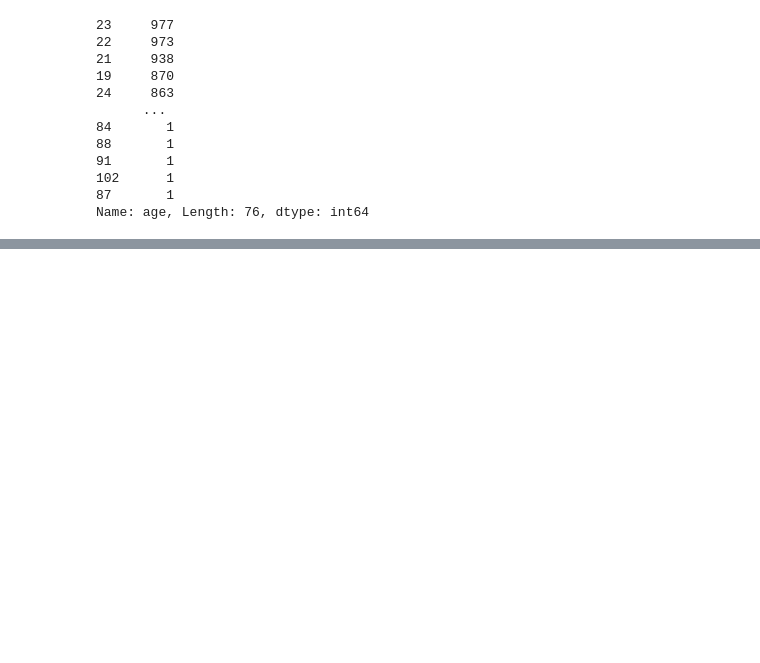
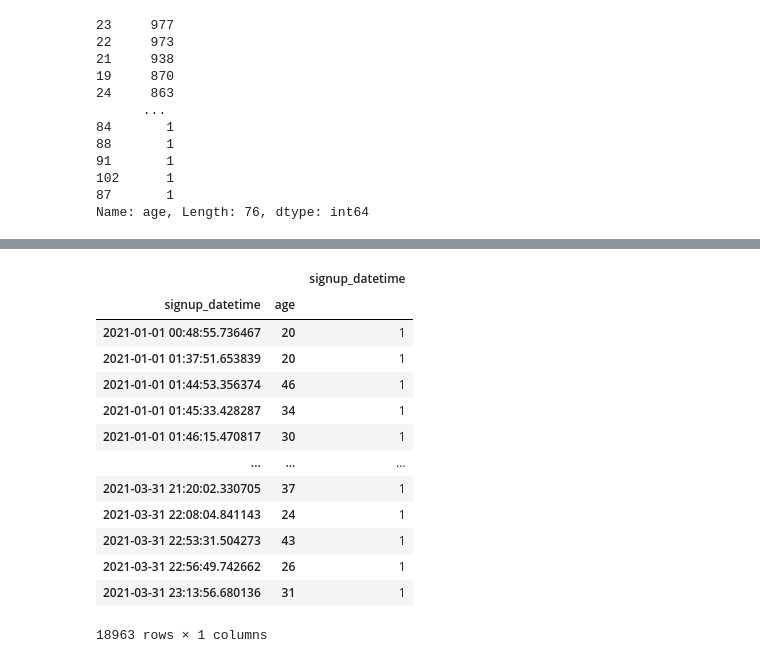
Before and after one commit to MRI-2021/Computer-science-fundamentals, a Jupyter notebook: Analysis member_demographics.ipynb, the cells around one changed output, grey strips where cells are left out. Cells and saved outputs as stored; diff of their text form; code cells hidden in the pictures; blank space fills up the shorter version.

```diff
--- a/Analysis member_demographics.ipynb
+++ b/Analysis member_demographics.ipynb
@@ -157,0 +173,21 @@ Name: age, Length: 76, dtype: int64
+# %%
+df_gb = df.groupby(['signup_datetime', 'age'])
+df_gb
+
+df_agg = df_gb.agg({'signup_datetime': 'size'})
+df_agg
+# %% [output]
+|  |  | signup_datetime |
+| signup_datetime | age |  |
+| 2021-01-01 00:48:55.736467 | 20 | 1 |
+| 2021-01-01 01:37:51.653839 | 20 | 1 |
+| 2021-01-01 01:44:53.356374 | 46 | 1 |
+| 2021-01-01 01:45:33.428287 | 34 | 1 |
+| 2021-01-01 01:46:15.470817 | 30 | 1 |
+| ... | ... | ... |
+| 2021-03-31 21:20:02.330705 | 37 | 1 |
+| 2021-03-31 22:08:04.841143 | 24 | 1 |
+| 2021-03-31 22:53:31.504273 | 43 | 1 |
+| 2021-03-31 22:56:49.742662 | 26 | 1 |
+| 2021-03-31 23:13:56.680136 | 31 | 1 |
+18963 rows × 1 columns
```
Also changed, not shown: parts of 1 cell of this notebook.
